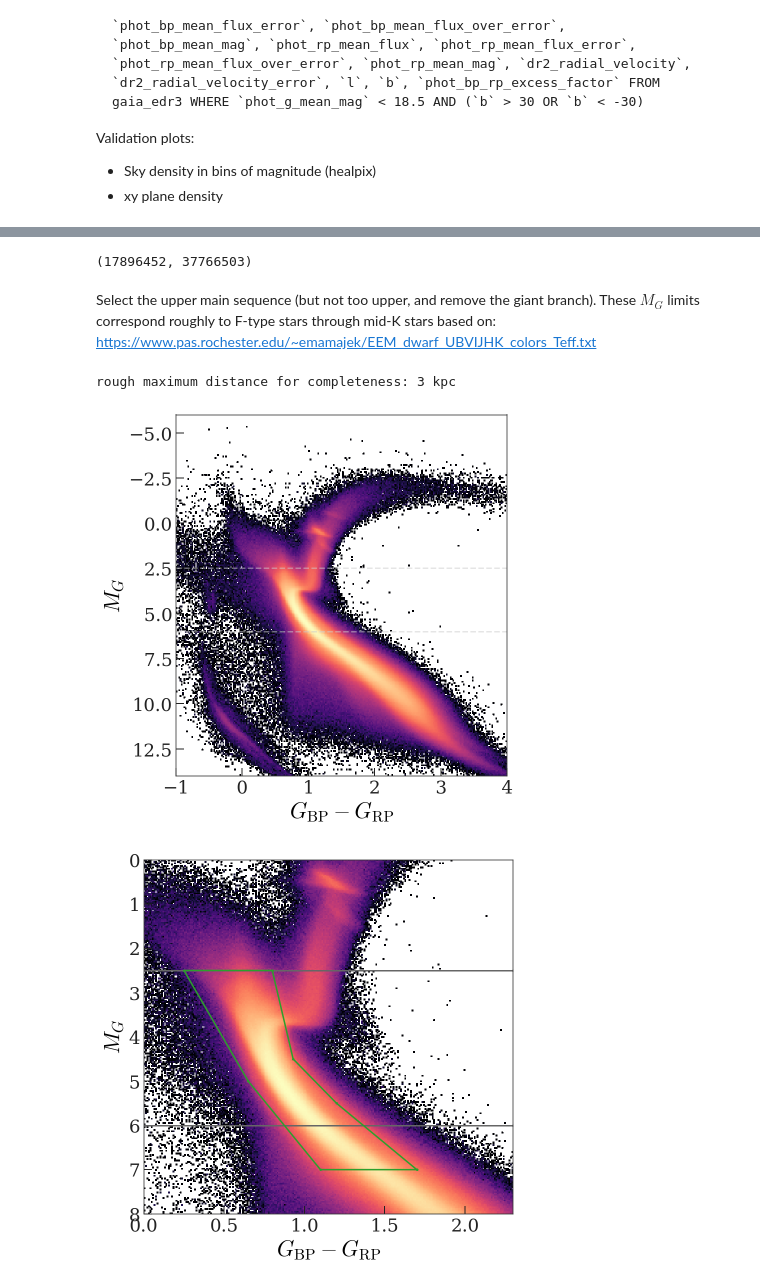
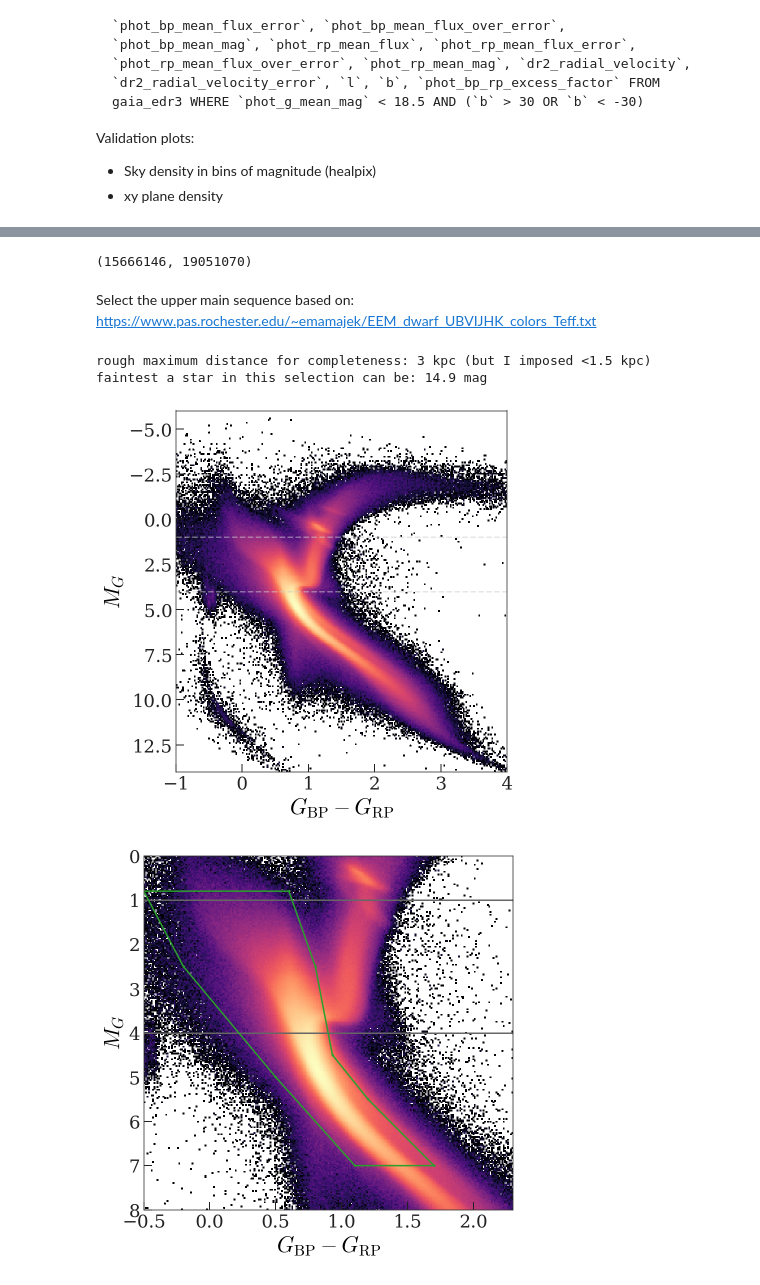
Before and after one commit to adrn/solar-velocity, a Jupyter notebook: notebooks/Midplane.ipynb, the cells around one changed output, grey strips where cells are left out. Saved outputs shown, nothing was run; the diff lists cells and outputs as text; code cells hidden in the pictures.

```diff
--- a/notebooks/Midplane.ipynb
+++ b/notebooks/Midplane.ipynb
@@ -47,10 +78,20 @@ usys = [u.pc, u.rad, u.Msun, u.Myr]
 # %%
-allg = GaiaData('/mnt/home/apricewhelan/data/GaiaEDR3/Gaia-b30-G18.5.fits')
+# ---------------------------
+# # |b| > 30, G < 18.5
+# allg = GaiaData('/mnt/home/apricewhelan/data/GaiaEDR3/Gaia-b30-G18.5.fits')
+
+# G_max = 18.5 * u.mag
+# min_b = 30 * u.deg
+# max_dist = 1.5 * u.kpc
+
+# ---------------------------
+# |b| > 15, G < 16, plx > 0.5
+allg = GaiaData('/mnt/home/apricewhelan/data/GaiaEDR3/Gaia-b15-G16-plx0.5.fits')
+
+G_max = 16 * u.mag
+min_b = 15 * u.deg
+max_dist = 1.5 * u.kpc
 # %%
-G_max = 18.5 * u.mag
-min_b = 30 * u.deg
-max_dist = 1.5 * u.kpc
-
 mask = (
     (allg.parallax > coord.Distance(max_dist).parallax) &
     ((allg.parallax / allg.parallax_error) > 5)
@@ -59,7 +100,7 @@ g = allg[mask]
 
 len(g), len(allg)
 # %% [output]
-(17896452, 37766503)
+(15666146, 19051070)
 # %%
 # Raw photometry
 # MG = g.phot_g_mean_mag - g.distmod
@@ -69,14 +110,17 @@ len(g), len(allg)
 MG = g.get_G0() - g.distmod
 BPRP = g.get_BP0() - g.get_RP0()
 # %% [markdown]
-Select the upper main sequence (but not too upper, and remove the giant branch). These $M_G$ limits correspond roughly to F-type stars through mid-K stars based on:
+Select the upper main sequence based on:
 https://www.pas.rochester.edu/~emamajek/EEM_dwarf_UBVIJHK_colors_Teff.txt
 # %%
-MG_lim = [2.5, 6] * u.mag
-maxdist = coord.Distance(distmod=G_max - max(MG_lim))
-print(f"rough maximum distance for completeness: {maxdist:.0f}")
+MG_lim = [1, 4] * u.mag  # A0 through G0
+theory_max_dist = coord.Distance(distmod=G_max - max(MG_lim))
+faintest_G = np.max(MG_lim) + coord.Distance(max_dist).distmod
+print(f"rough maximum distance for completeness: {theory_max_dist:.0f} (but I imposed <{max_dist:.1f})")
+print(f"faintest a star in this selection can be: {faintest_G:.1f}")
 # %% [output]
-rough maximum distance for completeness: 3 kpc
+rough maximum distance for completeness: 3 kpc (but I imposed <1.5 kpc)
+faintest a star in this selection can be: 14.9 mag
 # %%
 fig, ax = plt.subplots(1, 1, figsize=(6, 6))
 
@@ -100,44 +144,46 @@ ax.set_ylabel('$M_G$')
 
 fig.tight_layout()
 # %% [output]
-[figure, old version]
+[figure, new version]
 # %%
 fig, ax = plt.subplots(figsize=(6, 6))
 ax.hist2d(
     BPRP.value,
     MG.value,
-    bins=(np.linspace(0, 2.3, 256),
+    bins=(np.linspace(-0.5, 2.3, 256),
           np.linspace(0, 8, 256)),
     norm=mpl.colors.LogNorm()
 )
 
 for lim in MG_lim:
     ax.axhline(lim.value)
 
 nodes = np.array([
     [1.7, 7],
     [1.1, 7],
-    [0.65, 5],
-    [0.25, 2.5],
+    [0.5, 5],
+    [-0.2, 2.5],
+    [-0.5, 0.8],
+    [0.6, 0.8],
     [0.8, 2.5],
     [0.93, 4.5],
     [1.2, 5.5],
     [1.7, 7]
 ])
 ax.plot(nodes[:, 0], nodes[:, 1], color='tab:green')
 path_ = mpl.path.Path(nodes)
 cmd_mask = (
     path_.contains_points(np.stack((BPRP.value, MG.value)).T) &
     (MG > MG_lim[0]) &
     (MG < MG_lim[1])
 )
 
 ax.set_ylim(8, 0)
 ax.set_xlabel(r'$G_{\rm BP}-G_{\rm RP}$')
 ax.set_ylabel('$M_G$')
 fig.tight_layout()
 # %% [output]
-[figure, old version]
+[figure, new version]
 # %%
 mask = (
     cmd_mask
```
Also changed, not shown: parts of 35 cells of this notebook, 4 other files.
